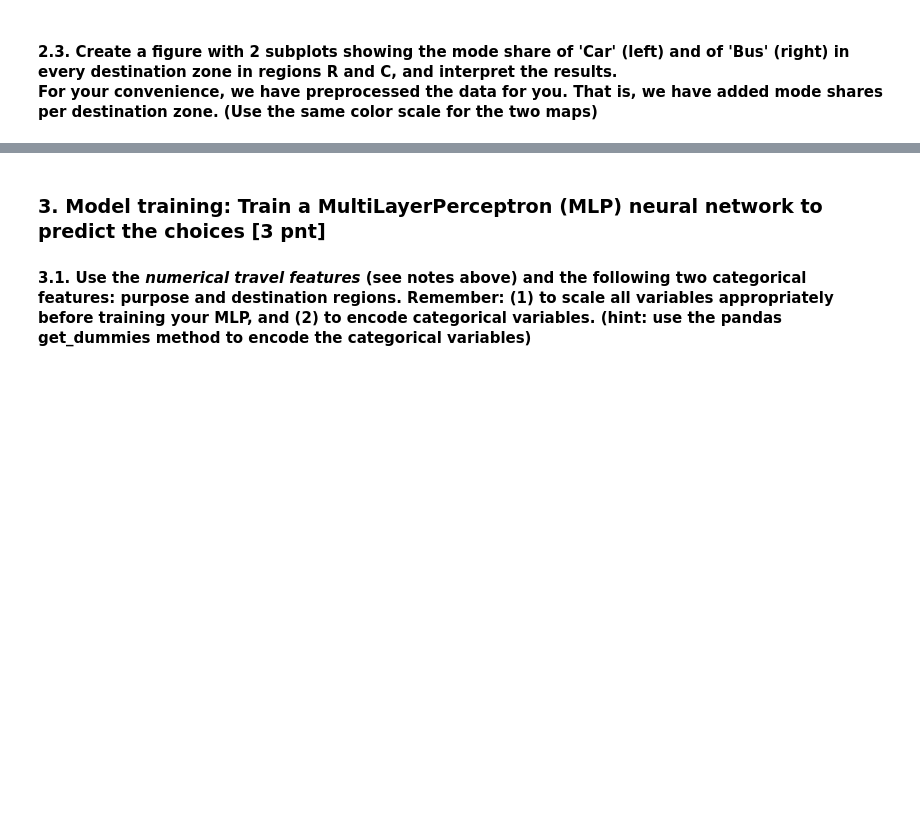
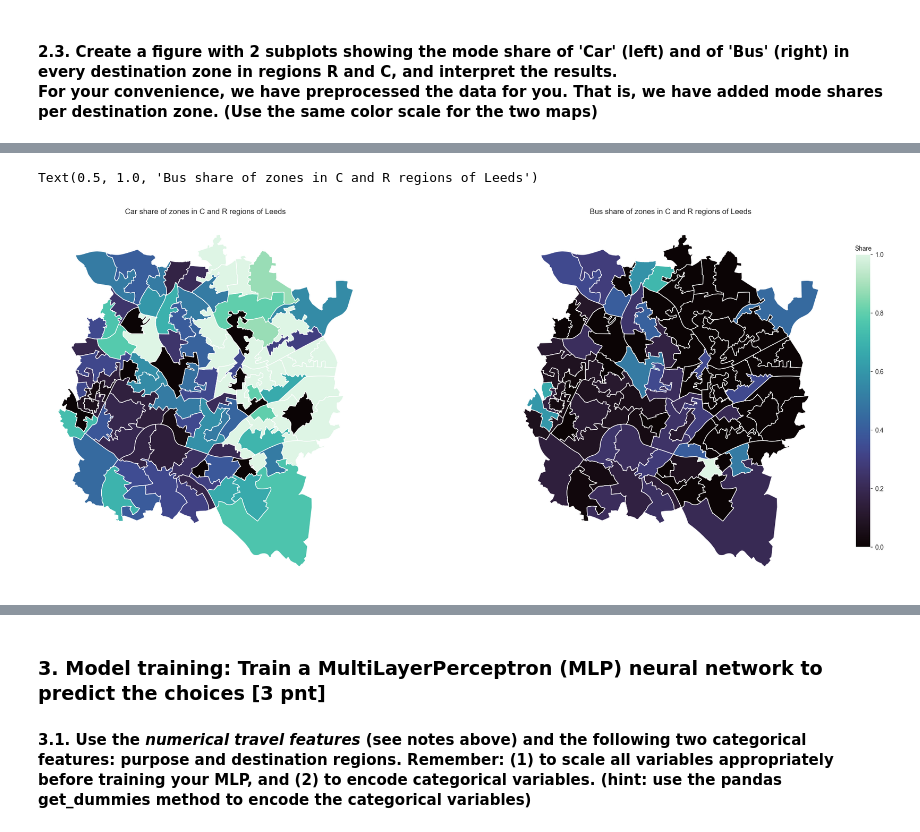
Before and after one commit to hjdeheer/TPM34A_Lab, a Jupyter notebook: Assignments/assignment_02/assignment_02.ipynb, the cells around one changed output, grey strips where cells are left out. Saved outputs shown, nothing was run; the diff lists cells and outputs as text; code cells hidden in the pictures; blank space fills up the shorter version.

```diff
--- a/Assignments/assignment_02/assignment_02.ipynb
+++ b/Assignments/assignment_02/assignment_02.ipynb
@@ -140,0 +317,23 @@ pd.set_option('display.max_columns', None)
+# %%
+fig, ax = plt.subplots(1, 2, figsize = (20, 10))
+vMin, vMax = 0, 1
+
+fig.tight_layout(pad=0.0)
+plt.subplots_adjust(wspace=0.0, hspace=0.4, bottom=0.1, top=0.9)
+plt.subplots_adjust(hspace=0.0)
+[x.set_axis_off() for x in ax.ravel()]
+
+mode_zone_df[(mode_zone_df.Region == 'R') | (mode_zone_df.Region == 'C')].plot(ax = ax[0], column='car', vmin = vMin, vmax = vMax, cmap='mako')
+mode_zone_df[(mode_zone_df.Region == 'R') | (mode_zone_df.Region == 'C')].plot(ax = ax[1], column='bus', vmin = vMin, vmax = vMax, cmap='mako')
+
+#Add colorbars
+patch_col = ax[0].collections[0]
+cb1 = fig.colorbar(patch_col, ax=ax[1], shrink=0.8 , fraction=0.05)
+cb1.ax.set_title('Share',fontsize=10)
+
+
+ax[0].set_title("Car share of zones in C and R regions of Leeds")
+ax[1].set_title("Bus share of zones in C and R regions of Leeds")
+# %% [output]
+Text(0.5, 1.0, 'Bus share of zones in C and R regions of Leeds')
+[figure, added]
```
Also changed, not shown: parts of 34 cells of this notebook, 3 other files.
